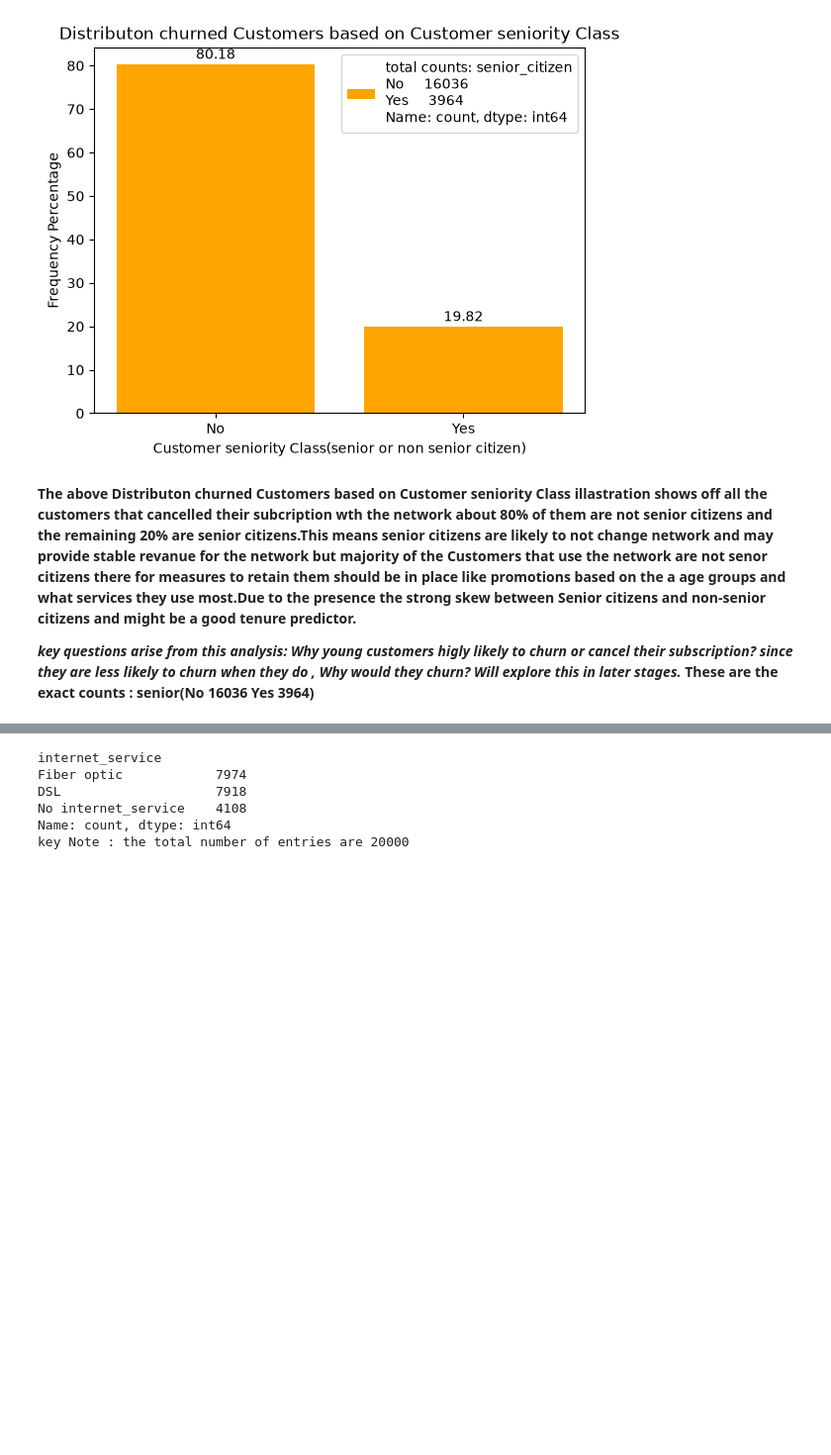
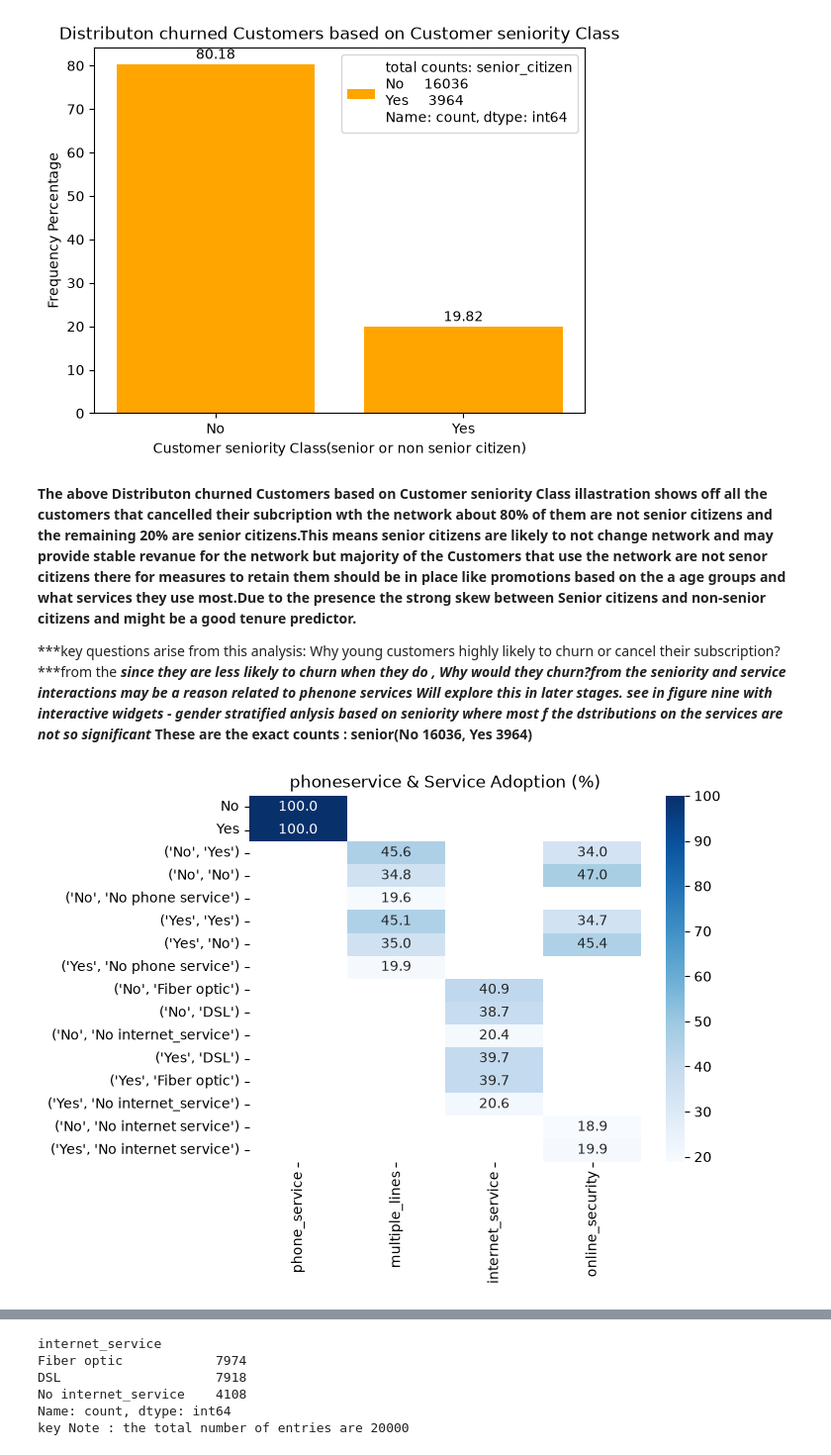
Before and after one commit to Shirley-star24/Telecom_Customer_Churn, a Jupyter notebook: Customer_segmentation and tenure prediction model.ipynb, the cells around one changed output, grey strips where cells are left out. Shown at 99% size. Saved outputs shown, nothing was run; the diff lists cells and outputs as text; code cells hidden in the pictures; blank space fills up the shorter version.

Commit message:
The further analysis _tenure stats
includes further feature interaction analysis, potential feature engineering and tenure statistic analysis and business relevance

```diff
--- a/Customer_segmentation and tenure prediction model.ipynb
+++ b/Customer_segmentation and tenure prediction model.ipynb
@@ -235,8 +235,32 @@ key Note : the total number of entries are 20000
 # %% [markdown]
 **The above Distributon churned Customers based on Customer seniority Class illastration shows off all the customers that cancelled their subcription wth the network about 80%  of them are not senior citizens and the remaining 20% are senior citizens.This means senior citizens are likely to not change network and may provide stable revanue for the network but majority of the Customers that use the network are not senor citizens there for measures to retain them should  be in place like promotions based on the a age groups and what services they use most.Due to the presence the strong skew between Senior citizens and non-senior citizens  and might be a good tenure predictor.**
 
-***key questions arise from this analysis: Why young customers higly likely to churn or cancel their subscription?***
-***since they are less likely to churn when they do , Why would they churn?
-Will explore this in later stages.***
-**These are the exact counts : senior(No     16036
+***key questions arise from this analysis: Why young customers highly likely to churn or cancel their subscription?***from the
+***since they are less likely to churn when they do , Why would they churn?from the seniority and service interactions may be a reason related to phenone services
+Will explore this in later stages. see in figure nine with interactive widgets  - gender stratified anlysis based on seniority where most f the dstributions on the services are not so significant***
+**These are the exact counts : senior(No     16036,
 Yes     3964)**
+# %%
+#***key questions arise from this analysis: Why young customers highly likely to churn or cancel their subscription?***
+#***since they are less likely to churn when they do , Why would they churn?
+
+## percentage of churned customers based on the services they have subscribed to
+services = ["phone_service", "multiple_lines", "internet_service",  "online_security"]
+
+
+summary = {}
+for service in services:
+    summary[service] = (
+        df_clean.groupby("phone_service")[service]
+        .value_counts(normalize=True)* 100
+    )
+
+overall = pd.concat(summary, axis=1)
+
+# heat-map of what customers who churned subscribed to which services and what is the percentage of churned customers based on the services they have subscribed to
+
+sns.heatmap(overall, annot=True, fmt=".1f", cmap="Blues")
+plt.title("phoneservice & Service Adoption (%)")
+plt.show()
+# %% [output]
+[figure, added]
```
Also changed, not shown: parts of 14 cells of this notebook.
